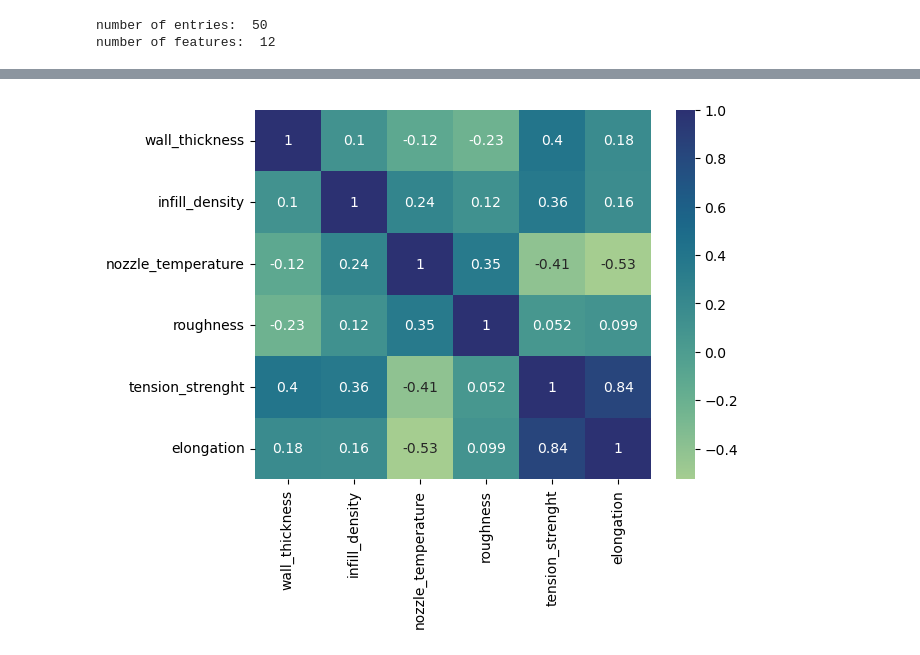
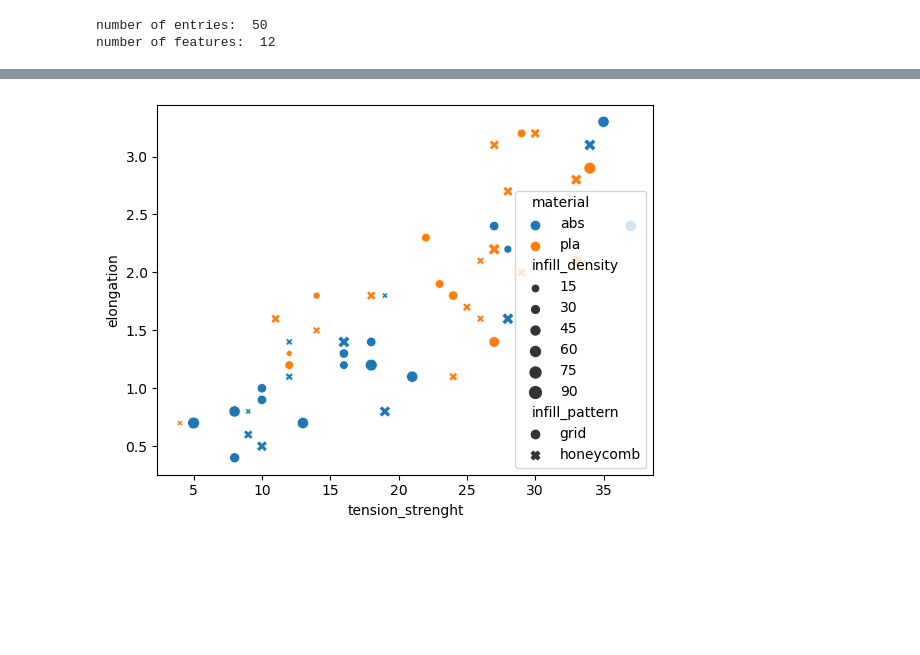
Before and after one commit to sokosaa/Machine-Learning-in-Mechanical-Engineering, a Jupyter notebook: HW1/case2/casestudy2.ipynb, the cells around one changed output, grey strips where cells are left out. Saved outputs shown, nothing was run; the diff lists cells and outputs as text; code cells hidden in the pictures; blank space fills up the shorter version.

```diff
--- a/HW1/case2/casestudy2.ipynb
+++ b/HW1/case2/casestudy2.ipynb
@@ -250,5 +246,5 @@ hm1 = sns.heatmap(df[nums].corr())
-# %%
-hm2 = sns.heatmap(df[nums].corr(), annot=True, cmap="crest")
-# %% [output]
-[figure, removed]
+# %%
+sp1 = sns.scatterplot(data=df, x='tension_strenght', y='elongation', hue='material', style = 'infill_pattern', size = 'infill_density')
+# %% [output]
+[figure, added]
 # %%
```
Also changed, not shown: parts of 16 cells of this notebook.
